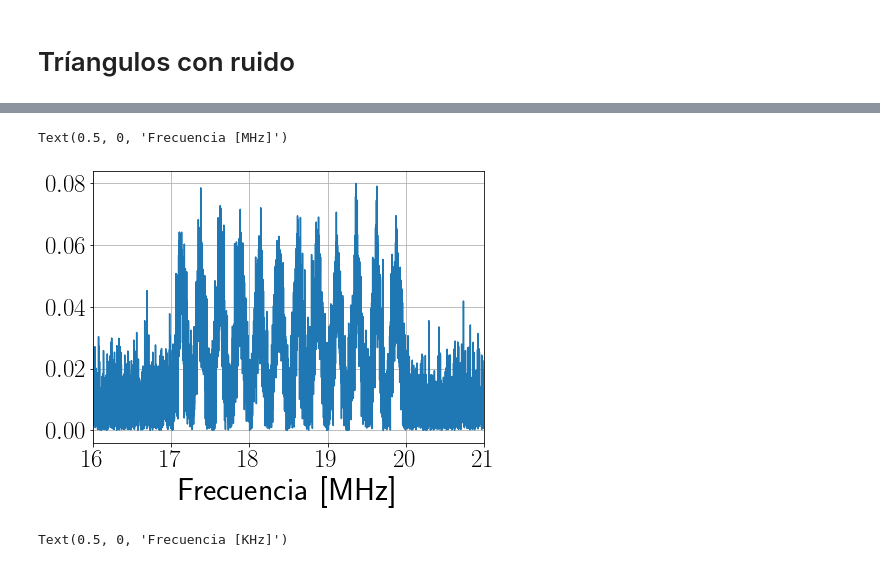
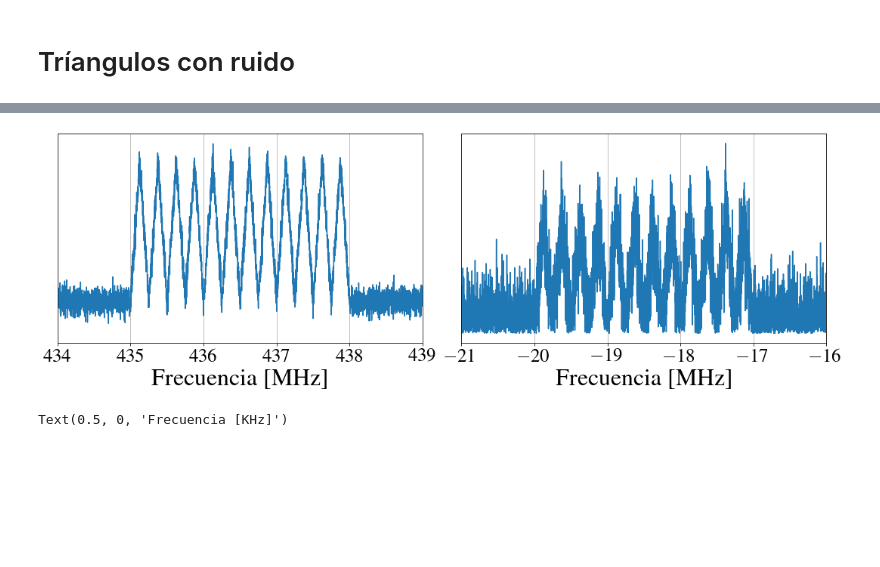
Before and after one commit to Fran-Mark/PI, a Jupyter notebook: Simulaciones/Preprocesamiento/preprocesamiento.ipynb, the cells around one changed output, grey strips where cells are left out. Saved outputs shown, nothing was run; the diff lists cells and outputs as text; code cells hidden in the pictures; blank space fills up the shorter version.

```diff
--- a/Simulaciones/Preprocesamiento/preprocesamiento.ipynb
+++ b/Simulaciones/Preprocesamiento/preprocesamiento.ipynb
@@ -229,14 +221,30 @@ Text(0.5, 0, 'Frecuencia [MHz]')
-# %%
-sampler = Sampler(fs=SAMPLING_RATE)
-sampledSignal = sampler.sample(signal.inTimeDomain())
-fft, freqs = computeFT(sampledSignal, TS)
-plt.plot(freqs*10**-3, np.abs(fft))
-plt.xlim(16,21)
-plt.grid()
-plt.xlabel("Frecuencia [MHz]")
-# %% [output]
-Text(0.5, 0, 'Frecuencia [MHz]')
-[figure, removed]
+# %%
+#subplot two figures
+plt.rcParams['figure.figsize'] = (15, 5)
+fig, (ax1, ax2) = plt.subplots(1, 2)
+ax1.plot(signal.freqs*10**-3, signal.values)
+ax1.set_xlabel("Frecuencia [MHz]")
+ax1.grid()
+ax1.set_xlim(434, 439)
+ax1.get_yaxis().set_visible(False)
+
+sampler = Sampler(fs=SAMPLING_RATE)
+sampledSignal = sampler.sample(signal.inTimeDomain())
+fft, freqs = computeFT(sampledSignal, TS)
+
+ax2.plot(freqs*10**-3, np.abs(fft))
+ax2.set_xlim([-21,-16])
+ax2.set_xlabel("Frecuencia [MHz]")
+ax2.grid()
+ax2.get_yaxis().set_visible(False)
+
+#save figure
+plt.tight_layout()
+plt.savefig('noisy_signal.png', dpi=300, bbox_inches='tight')
+
+plt.rcParams['figure.figsize'] = (7, 5)
+# %% [output]
+[figure, added]
 # %%
 BP_Filter = BandpassFilter(fc_1=16500, fc_2=20500)
 filteredSignal = BP_Filter.apply(sampledSignal)
```
Also changed, not shown: parts of 4 cells of this notebook, 1 other file.
